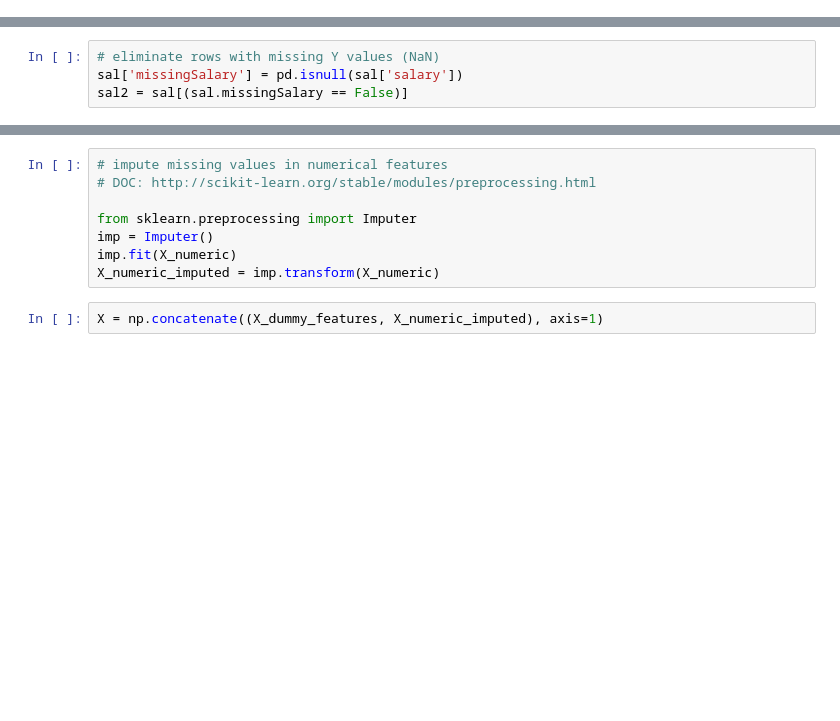
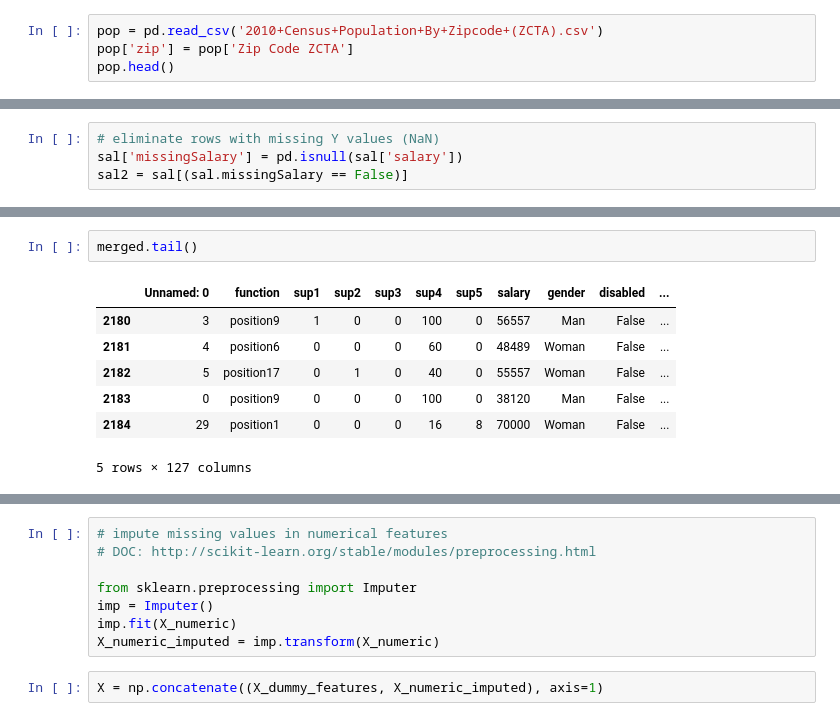
Before and after one commit to tannerjaime/PSAM-Machine-Learning, a Jupyter notebook: Predicting Salaries/regression2.ipynb, the cells around one changed output, grey strips where cells are left out. Drawn from its saved outputs; the diff is of its cells as text; blank space fills up the shorter version.

Commit message:
added population

```diff
--- a/Predicting Salaries/regression2.ipynb
+++ b/Predicting Salaries/regression2.ipynb
@@ -5,3 +5,7 @@ import matplotlib.pyplot as plt
 %matplotlib inline
 # %%
 sal = pd.read_csv('salaries-merged-copy.csv')
+# %%
+pop = pd.read_csv('2010+Census+Population+By+Zipcode+(ZCTA).csv')
+pop['zip'] = pop['Zip Code ZCTA']
+pop.head()
@@ -18,0 +35,10 @@ X_categorical = sal2[X_categorical_features]
+# %%
+merged.tail()
+# %% [output]
+|  | Unnamed: 0 | function | sup1 | sup2 | sup3 | sup4 | sup5 | salary | gender | disabled | ... |
+| 2180 | 3 | position9 | 1 | 0 | 0 | 100 | 0 | 56557 | Man | False | ... |
+| 2181 | 4 | position6 | 0 | 0 | 0 | 60 | 0 | 48489 | Woman | False | ... |
+| 2182 | 5 | position17 | 0 | 1 | 0 | 40 | 0 | 55557 | Woman | False | ... |
+| 2183 | 0 | position9 | 0 | 0 | 0 | 100 | 0 | 38120 | Man | False | ... |
+| 2184 | 29 | position1 | 0 | 0 | 0 | 16 | 8 | 70000 | Woman | False | ... |
+5 rows × 127 columns
```
Also changed, not shown: parts of 10 cells of this notebook, 1 other file.
